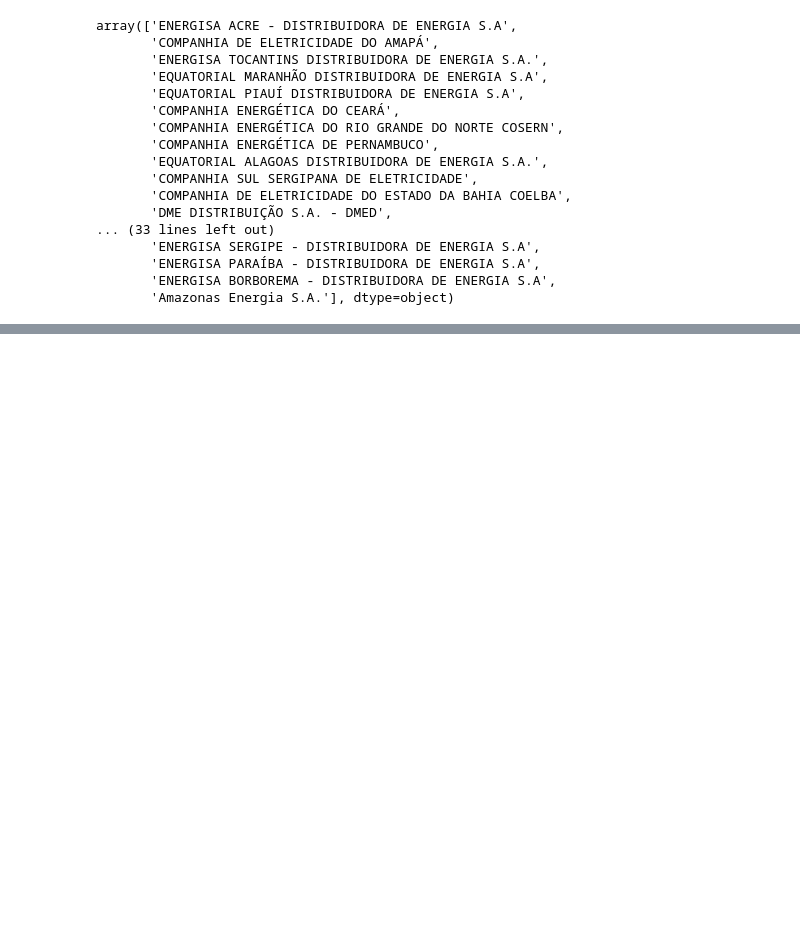
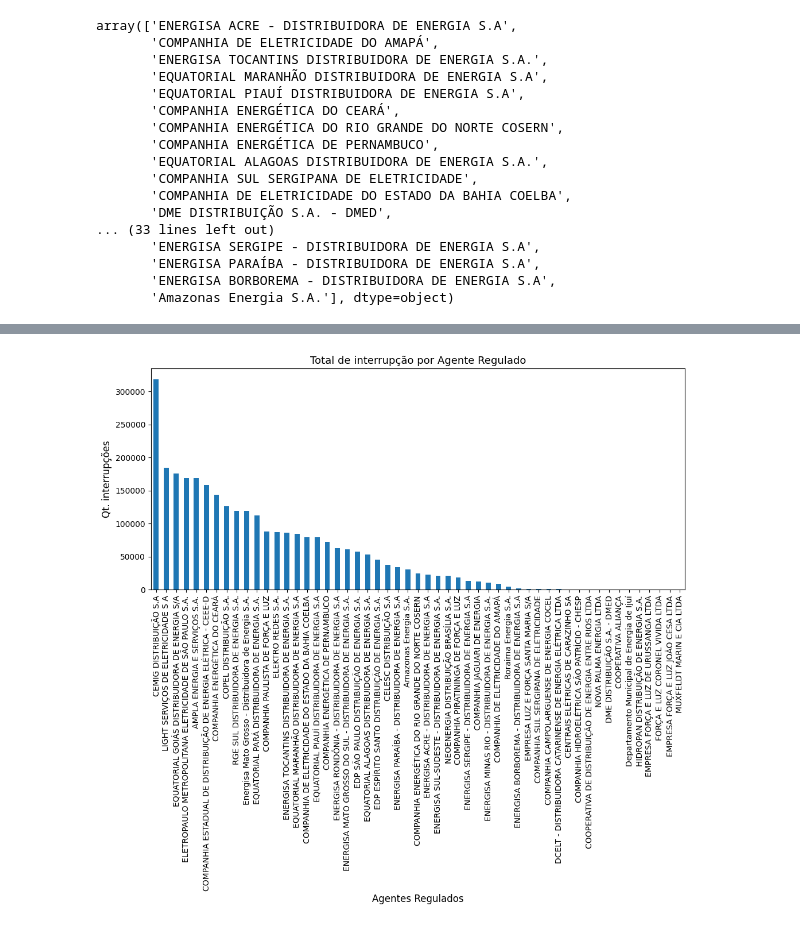
Before and after one commit to Oseiasdfarias/analise-interrupcoes-energia-brasil-2023, a Jupyter notebook: Interrupções de Energia Elétrica nas Redes de Distribuição.ipynb, the cells around one changed output, grey strips where cells are left out. Cells and saved outputs as stored; diff of their text form; code cells hidden in the pictures; blank space fills up the shorter version.

```diff
--- a/Interrupções de Energia Elétrica nas Redes de Distribuição.ipynb
+++ b/Interrupções de Energia Elétrica nas Redes de Distribuição.ipynb
@@ -90,0 +147,3 @@ df["DscConjuntoUnidadeConsumidora"].nunique()
+# %%
+df["duracao_dias"] = df["duracao"].apply(lambda x: ((x.total_seconds()/60)/60)/24)
+df.head(2)
@@ -91,3 +154,12 @@ df["DscConjuntoUnidadeConsumidora"].nunique()
+# %%
+plt.figure(figsize=(12, 5))
+ax = df.groupby(by="NomAgenteRegulado")["duracao_dias"].sum().sort_values(ascending=False).plot(kind='bar')
+plt.title("Total de interrupção por Agente Regulado", fontsize=13);
+plt.xlabel("Agentes Regulados", fontsize=12)
+plt.ylabel("Qt. interrupções", fontsize=12)
+plt.show()
+# %% [output]
+[figure, added]
 # %%
 df_equatorial_para = df[df["NomAgenteRegulado"]== 'EQUATORIAL PARÁ DISTRIBUIDORA DE ENERGIA S.A.']
 df_equatorial_para
```
Also changed, not shown: parts of 19 cells of this notebook, 1 other file.
